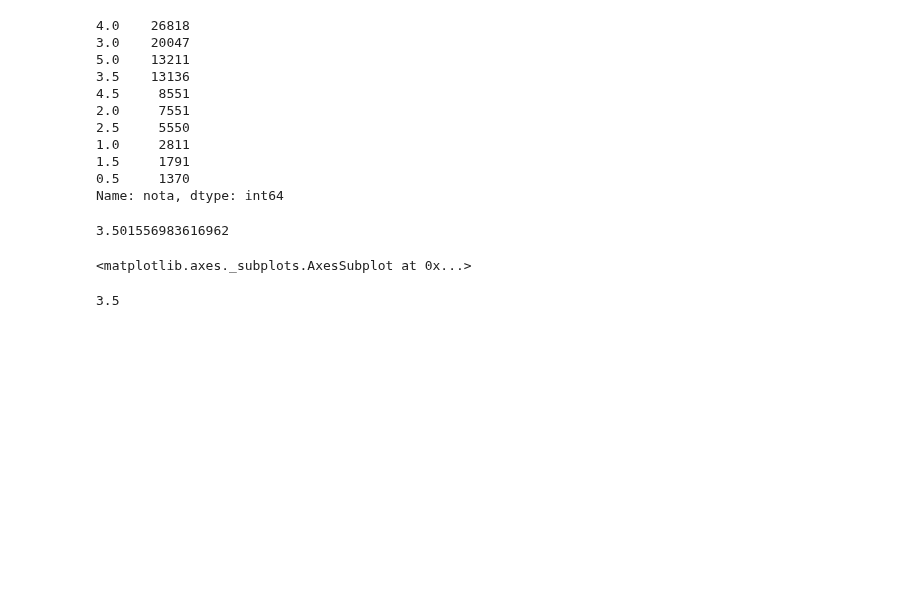
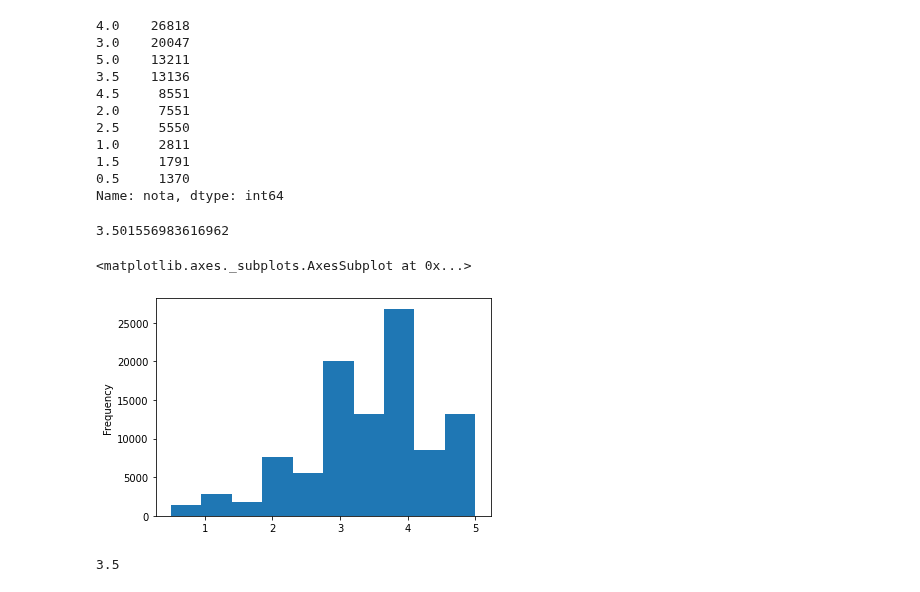
Before and after one commit to brnocesar/learning-data-analysis, a Jupyter notebook: cap5-analise_exploratoria.ipynb, the cells around one changed output. Cells and saved outputs as stored; diff of their text form; code cells hidden in the pictures; blank space fills up the shorter version.

```diff
--- a/cap5-analise_exploratoria.ipynb
+++ b/cap5-analise_exploratoria.ipynb
@@ -86,9 +89,10 @@ notas_df['nota'].mean()
 3.501556983616962
 # %%
 # plotando histograma, um `value_counts()` visual
-notas_df.nota.plot(kind='hist')
+notas_df['nota'].plot(kind='hist')
 # %% [output]
 <matplotlib.axes._subplots.AxesSubplot at 0x...>
+[figure, added]
 # %%
 # mediana
 notas_df['nota'].median()
```
Also changed, not shown: parts of 101 cells of this notebook, 1 other file.
